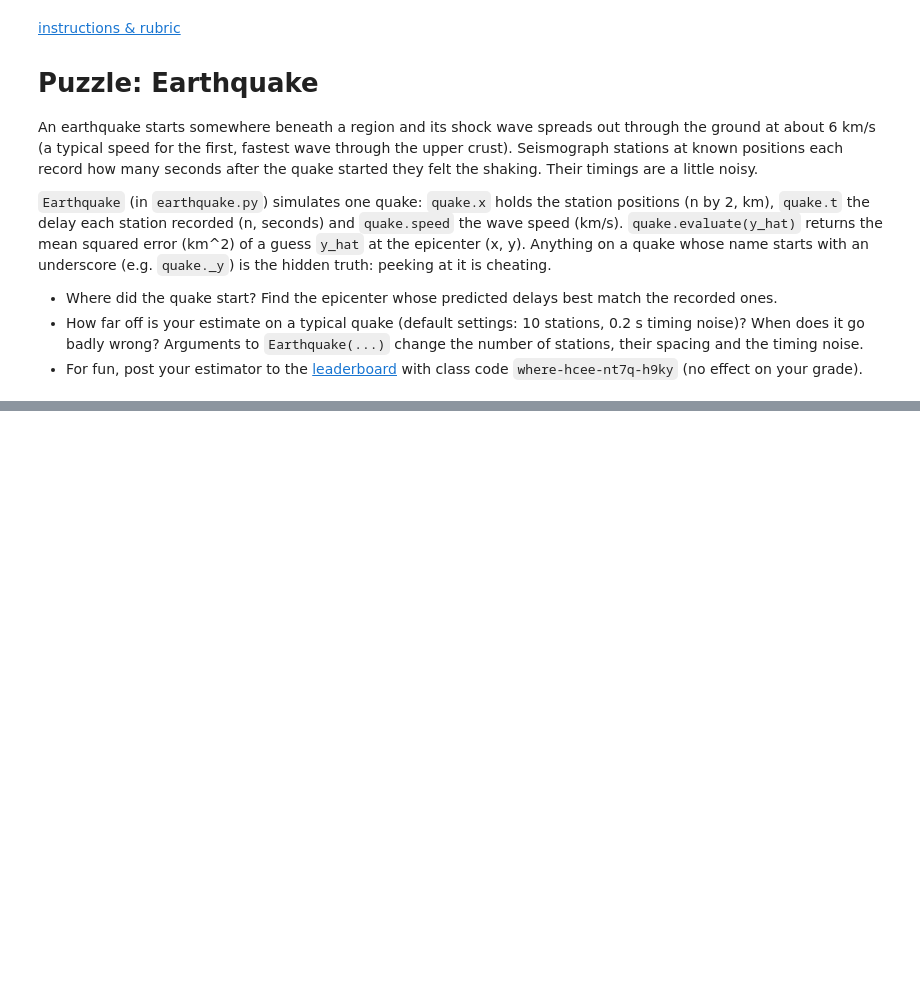
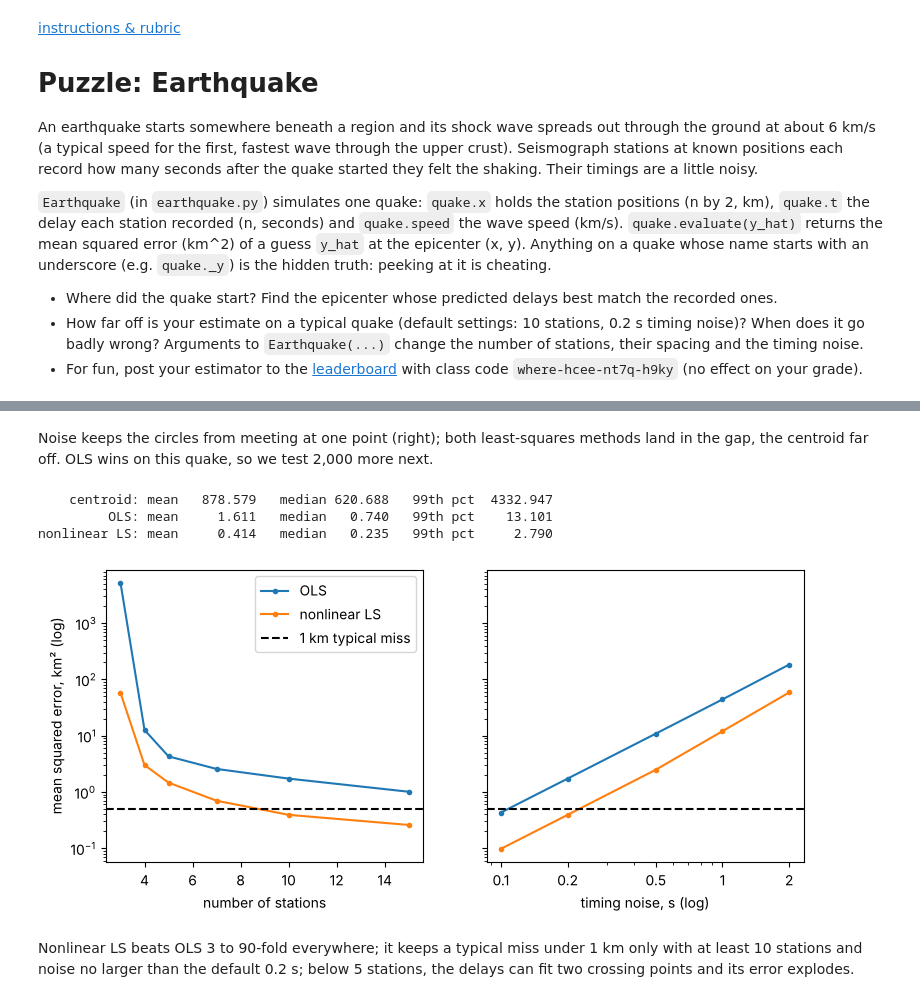
Before and after one commit to russellabey/ds4400-puzzle1, a Jupyter notebook: earthquake/quake_stud_higger.ipynb, the cells around one changed output, grey strips where cells are left out. Cells and saved outputs as stored; diff of their text form; code cells hidden in the pictures; blank space fills up the shorter version.

```diff
--- a/earthquake/quake_stud_higger.ipynb
+++ b/earthquake/quake_stud_higger.ipynb
@@ -41,0 +65,25 @@ print(quake.evaluate(guess))
+# %% [markdown]
+Noise keeps the circles from meeting at one point (right); both least-squares methods land in the gap, the centroid far off. OLS wins on this quake, so we test 2,000 more next.
+# %%
+methods = {'centroid': centroid, 'OLS': linear, 'nonlinear LS': fit}
+summary(run(range(5000, 7000), methods))  # mse, km^2, on 2,000 unseen quakes
+
+n_all, sd_all, seeds = [3, 4, 5, 7, 10, 15], [.1, .2, .5, 1, 2], range(7000, 7200)
+by_n = sweep('n', n_all, seeds, names=('linear', 'fit'))
+by_sd = sweep('noise_sd', sd_all, seeds, names=('linear', 'fit'))
+fig, axes = plt.subplots(1, 2, figsize=(9, 3.8), sharey=True)
+for ax, vals, res, xlabel in [(axes[0], n_all, by_n, 'number of stations'),
+                              (axes[1], sd_all, by_sd, 'timing noise, s (log)')]:
+    ax.plot(vals, res['linear'], '.-', label='OLS')
+    ax.plot(vals, res['fit'], '.-', label='nonlinear LS')
+    ax.axhline(.5, color='k', linestyle='--', label='1 km typical miss')
+    ax.set(xlabel=xlabel, yscale='log')
+axes[1].set(xscale='log', xticks=sd_all, xticklabels=sd_all)
+axes[0].set_ylabel('mean squared error, km² (log)'); axes[0].legend();
+# %% [output]
+    centroid: mean   878.579   median 620.688   99th pct  4332.947
+         OLS: mean     1.611   median   0.740   99th pct    13.101
+nonlinear LS: mean     0.414   median   0.235   99th pct     2.790
+[figure, added]
+# %% [markdown]
+Nonlinear LS beats OLS 3 to 90-fold everywhere; it keeps a typical miss under 1 km only with at least 10 stations and noise no larger than the default 0.2 s; below 5 stations, the delays can fit two crossing points and its error explodes.
```
Also changed, not shown: parts of 4 cells of this notebook, 2 other files.
